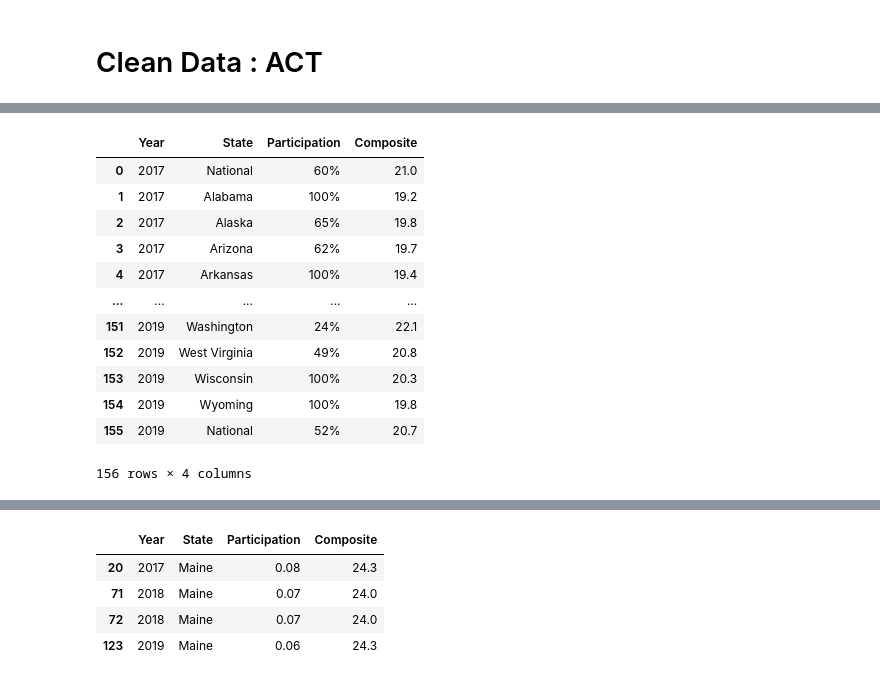
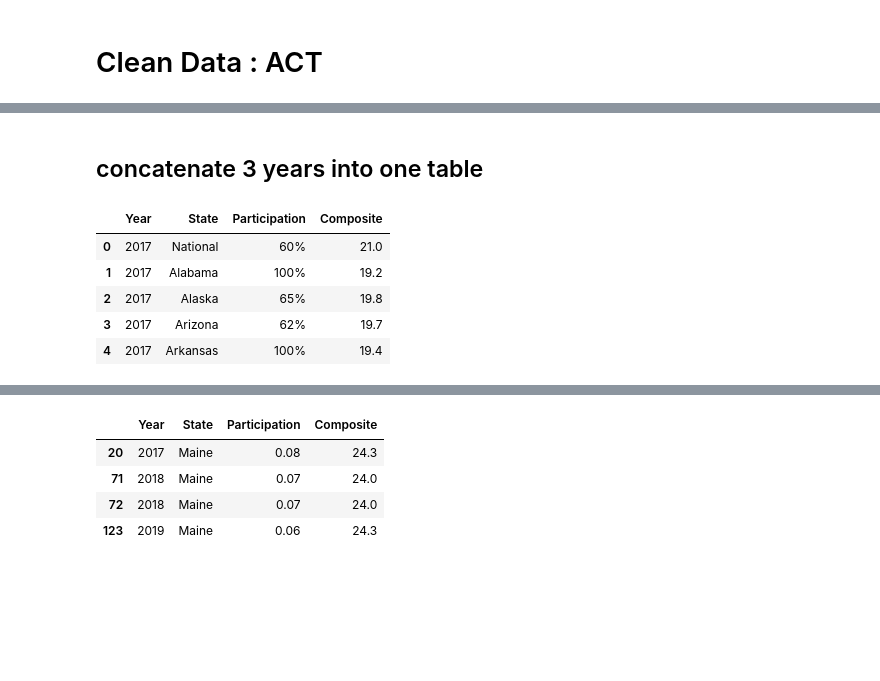
Before and after one commit to nozomiyamada/DSI2, a Jupyter notebook: project_1/data_cleaning.ipynb, the cells around one changed output, grey strips where cells are left out. Drawn from its saved outputs; the diff is of its cells as text; code cells hidden in the pictures; blank space fills up the shorter version.

```diff
--- a/project_1/data_cleaning.ipynb
+++ b/project_1/data_cleaning.ipynb
@@ -57,23 +54,17 @@ act2019ca.head()
+# %% [markdown]
+## concatenate 3 years into one table
 # %%
-# concatenate 3 years
 act2017['Year'] = 2017
 act2018['Year'] = 2018
 act2019['Year'] = 2019
 
 act = pd.concat([act2017, act2018, act2019]).reset_index(drop=True)[['Year','State','Participation','Composite']]
-act
+act.head()
 # %% [output]
 |  | Year | State | Participation | Composite |
 | 0 | 2017 | National | 60% | 21.0 |
 | 1 | 2017 | Alabama | 100% | 19.2 |
 | 2 | 2017 | Alaska | 65% | 19.8 |
 | 3 | 2017 | Arizona | 62% | 19.7 |
 | 4 | 2017 | Arkansas | 100% | 19.4 |
-| ... | ... | ... | ... | ... |
-| 151 | 2019 | Washington | 24% | 22.1 |
-| 152 | 2019 | West Virginia | 49% | 20.8 |
-| 153 | 2019 | Wisconsin | 100% | 20.3 |
-| 154 | 2019 | Wyoming | 100% | 19.8 |
-| 155 | 2019 | National | 52% | 20.7 |
-156 rows × 4 columns
 # %%
```
Also changed, not shown: parts of 43 cells of this notebook, 6 other files.
